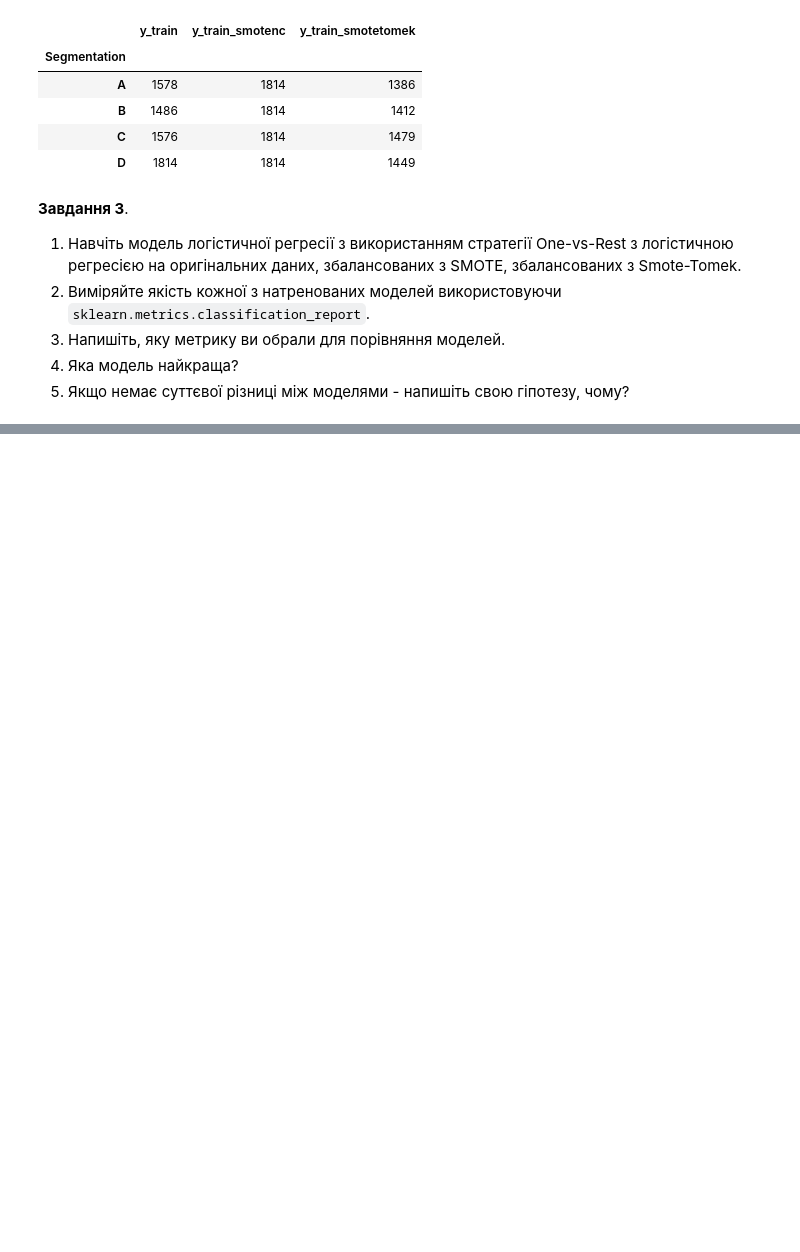
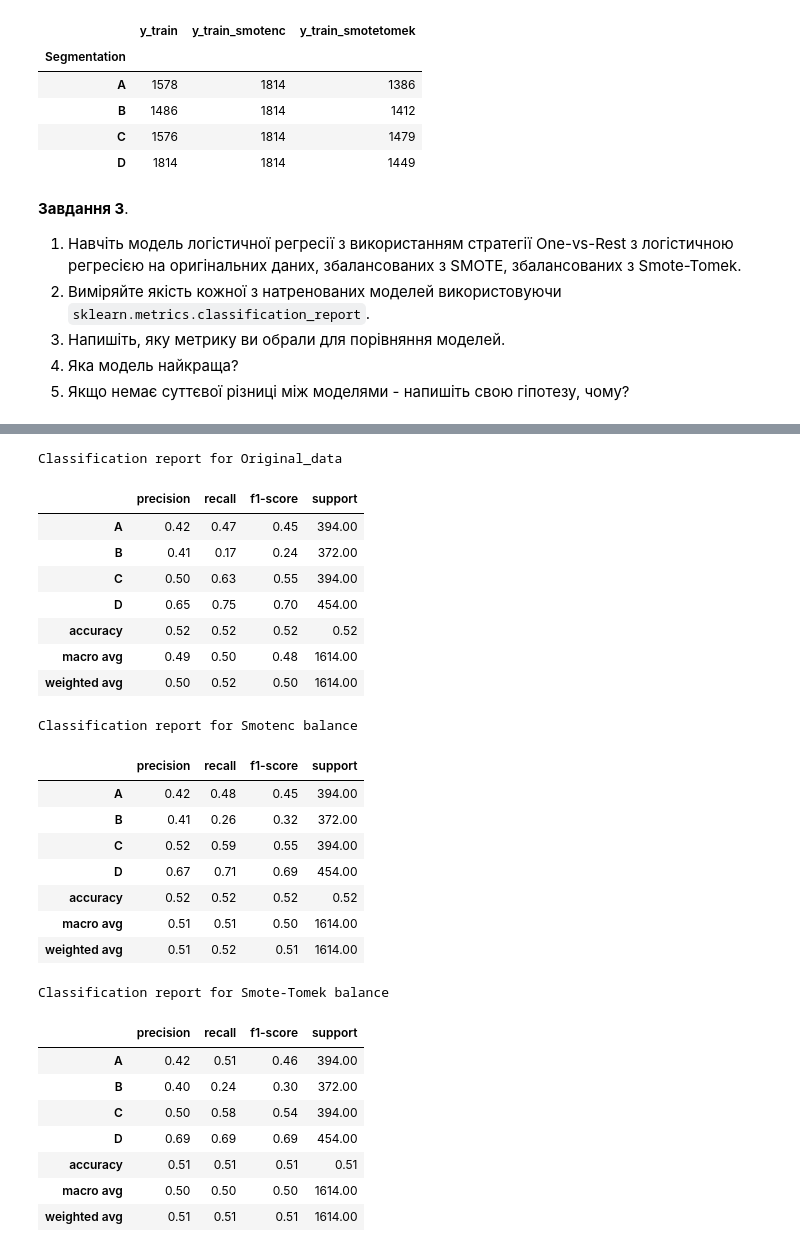
Before and after one commit to Alenushka2013/ML_for_people_tasks, a Jupyter notebook: HW_2_2_4_Unbalanced_multiclass_classification.ipynb, the cells around one changed output, grey strips where cells are left out. Cells and saved outputs as stored; diff of their text form; code cells hidden in the pictures; blank space fills up the shorter version.

```diff
--- a/HW_2_2_4_Unbalanced_multiclass_classification.ipynb
+++ b/HW_2_2_4_Unbalanced_multiclass_classification.ipynb
@@ -212,12 +235,19 @@ from sklearn.multiclass import OneVsRestClassifier
 from sklearn.linear_model import LogisticRegression
 from sklearn.metrics import classification_report, roc_auc_score, confusion_matrix
 # %%
-# OneVsRestClassifier
-ovr_clf = OneVsRestClassifier(LogisticRegression(solver='liblinear'))
+f1_report = {}
+def OneVsRestClass_report(X_train, y_train, name = ''):
+  # OneVsRestClassifier
+  ovr_clf = OneVsRestClassifier(LogisticRegression(solver='liblinear'))
 
-ovr_clf.fit(X_train, y_train)
-ovr_multilable_predictions_sm_over = ovr_clf.predict(X_test)
-ovr_multilable_proba_predictions_sm_over = ovr_clf.predict_proba(X_test)
+  ovr_clf.fit(X_train, y_train)
+  ovr_multilable_predictions = ovr_clf.predict(X_test)
+  ovr_multilable_proba_predictions = ovr_clf.predict_proba(X_test)
 
-# Обчислимо метрики precision та recall для кожного класу
-print(classification_report(y_test, ovr_multilable_predictions_sm_over))
+  # Обчислимо метрики для кожного класу
+  report_dict = classification_report(y_test, ovr_multilable_predictions, output_dict=True)
+  report_df = pd.DataFrame(report_dict).transpose()
+
+  f1_report[name] = report_df.loc[['A', 'B', 'C', 'D', 'macro avg', 'weighted avg'], 'f1-score']
+  print(f'\nClassification report for {name}')
+  display(report_df.round(2))
@@ -235,10 +253,0 @@ weighted avg       0.50      0.52      0.50      1614
-# %%
-# OneVsRestClassifier
-ovr_clf_smotenc = OneVsRestClassifier(LogisticRegression(solver='liblinear'))
-
-ovr_clf_smotenc.fit(X_train_smotenc, y_train_smotenc)
-ovr_multilable_predictions_smotenc = ovr_clf_smotenc.predict(X_test)
-ovr_multilable_proba_predictions_smotenc = ovr_clf_smotenc.predict_proba(X_test)
-
-# Обчислимо метрики precision та recall для кожного класу
-print(classification_report(y_test, ovr_multilable_predictions_smotenc))
@@ -256,10 +253,0 @@ weighted avg       0.51      0.52      0.51      1614
-# %%
-# OneVsRestClassifier
-ovr_clf_smotetomek = OneVsRestClassifier(LogisticRegression(solver='liblinear'))
-
-ovr_clf_smotetomek.fit(X_train_smotetomek, y_train_smotetomek)
-ovr_multilable_predictions_smotetomek = ovr_clf_smotetomek.predict(X_test)
-ovr_multilable_proba_predictions_smotetomek = ovr_clf_smotetomek.predict_proba(X_test)
-
-# Обчислимо метрики precision та recall для кожного класу
-print(classification_report(y_test, ovr_multilable_predictions_smotetomek))
@@ -276,0 +254,32 @@ weighted avg       0.51      0.51      0.51      1614
+# %%
+OneVsRestClass_report(X_train, y_train, name = 'Original_data')
+OneVsRestClass_report(X_train_smotenc, y_train_smotenc, name = 'Smotenc balance')
+OneVsRestClass_report(X_train_smotetomek, y_train_smotetomek, name = 'Smote-Tomek balance')
+# %% [output]
+Classification report for Original_data
+|  | precision | recall | f1-score | support |
+| A | 0.42 | 0.47 | 0.45 | 394.00 |
+| B | 0.41 | 0.17 | 0.24 | 372.00 |
+| C | 0.50 | 0.63 | 0.55 | 394.00 |
+| D | 0.65 | 0.75 | 0.70 | 454.00 |
+| accuracy | 0.52 | 0.52 | 0.52 | 0.52 |
+| macro avg | 0.49 | 0.50 | 0.48 | 1614.00 |
+| weighted avg | 0.50 | 0.52 | 0.50 | 1614.00 |
+Classification report for Smotenc balance
+|  | precision | recall | f1-score | support |
+| A | 0.42 | 0.48 | 0.45 | 394.00 |
+| B | 0.41 | 0.26 | 0.32 | 372.00 |
+| C | 0.52 | 0.59 | 0.55 | 394.00 |
+| D | 0.67 | 0.71 | 0.69 | 454.00 |
+| accuracy | 0.52 | 0.52 | 0.52 | 0.52 |
+| macro avg | 0.51 | 0.51 | 0.50 | 1614.00 |
+| weighted avg | 0.51 | 0.52 | 0.51 | 1614.00 |
+Classification report for Smote-Tomek balance
+|  | precision | recall | f1-score | support |
+| A | 0.42 | 0.51 | 0.46 | 394.00 |
+| B | 0.40 | 0.24 | 0.30 | 372.00 |
+| C | 0.50 | 0.58 | 0.54 | 394.00 |
+| D | 0.69 | 0.69 | 0.69 | 454.00 |
+| accuracy | 0.51 | 0.51 | 0.51 | 0.51 |
+| macro avg | 0.50 | 0.50 | 0.50 | 1614.00 |
+| weighted avg | 0.51 | 0.51 | 0.51 | 1614.00 |
```
Also changed, not shown: parts of 9 cells of this notebook.
